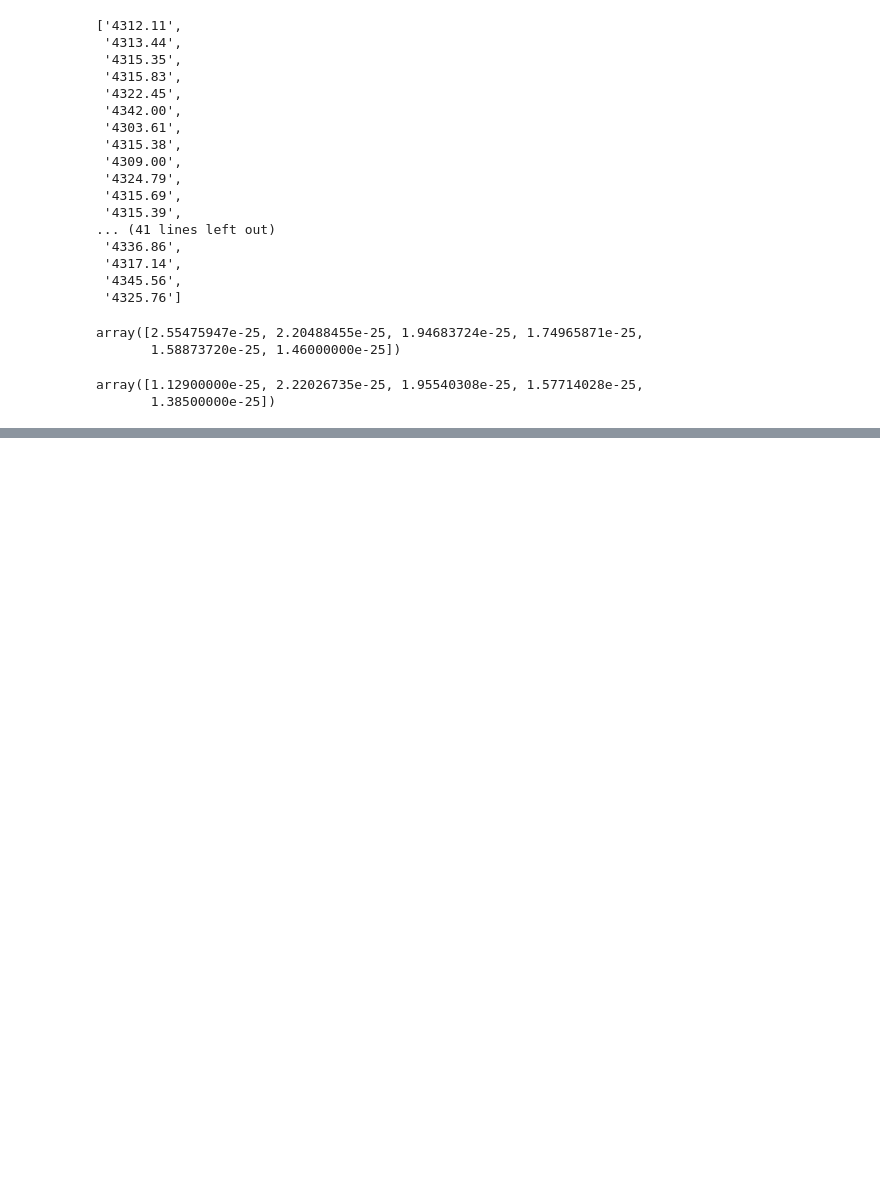
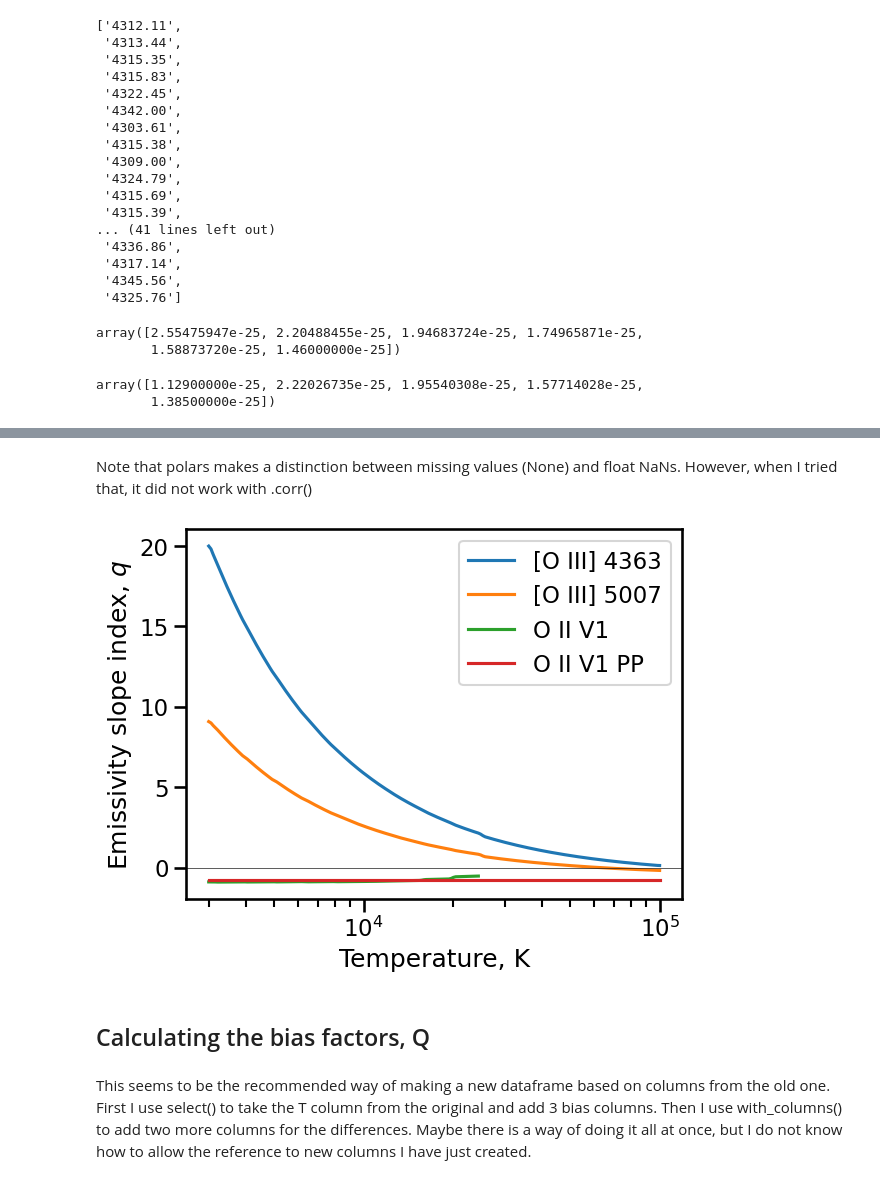
Before and after one commit to will-henney/turb-t2-paper, a Jupyter notebook: notebooks/oxygen-emissivities.ipynb, the cells around one changed output, grey strips where cells are left out. Drawn from its saved outputs; the diff is of its cells as text; code cells hidden in the pictures; blank space fills up the shorter version.

```diff
--- a/notebooks/oxygen-emissivities.ipynb
+++ b/notebooks/oxygen-emissivities.ipynb
@@ -137,0 +237,11 @@ oiiic.getEmissivity?
+# %%
+density = 1e2
+em4363 = oiiic.getEmissivity(tem=temperatures, den=density, wave=4363)
+em5007 = oiiic.getEmissivity(tem=temperatures, den=density, wave=5007)
+emV1 = oii_multiplet_sum_emissivity(temperatures, density)
+emV1p = em_V1_PP13(temperatures)
+# %%
+q4363 = np.gradient(np.log(em4363), np.log(temperatures))
+q5007 = np.gradient(np.log(em5007), np.log(temperatures))
+qV1 = np.gradient(np.log(emV1), np.log(temperatures))
+qV1p = np.gradient(np.log(emV1p), np.log(temperatures))
@@ -137,0 +250,11 @@ oiiic.getEmissivity?
+# %%
+df = pl.DataFrame(
+    {
+        "T": temperatures,
+        "qA": q4363,
+        "qB": q5007,
+        # "qC": np.where(np.isfinite(qV1), qV1, None),
+        "qC": qV1,
+        "qC PP13": qV1p,
+    }
+)
@@ -137,0 +292,20 @@ oiiic.getEmissivity?
+# %% [markdown]
+Note that polars makes a distinction between missing values (None) and float NaNs. However, when I tried that, it did not work with .corr()
+# %%
+fig, ax = plt.subplots()
+ax.plot("T", "qA", label="[O III] 4363", data=df)
+ax.plot("T", "qB", label="[O III] 5007", data=df)
+ax.plot("T", "qC", label="O II V1", data=df)
+ax.plot("T", "qC PP13", label="O II V1 PP", data=df)
+ax.axhline(color="k", lw=0.5)
+ax.legend()
+ax.set(
+    xscale="log",
+    xlabel="Temperature, K",
+    ylabel="Emissivity slope index, $q$",
+)
+...;
+# %% [output]
+[figure, added]
+# %% [markdown]
+## Calculating the bias factors, Q
@@ -137,0 +317,2 @@ oiiic.getEmissivity?
+# %% [markdown]
+This seems to be the recommended way of making a new dataframe based on columns from the old one. First I use select() to take the T column from the original and add 3 bias columns. Then I use with_columns() to add two more columns for the differences. Maybe there is a way of doing it all at once, but I do not know how to allow the reference to new columns I have just created.
```
Also changed, not shown: parts of 82 cells of this notebook, 7 other files.
